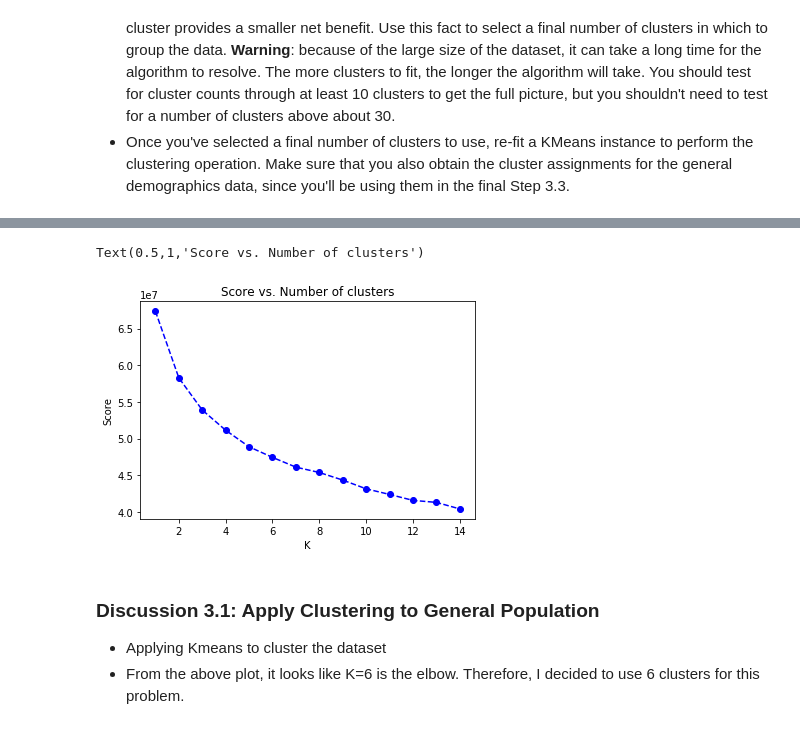
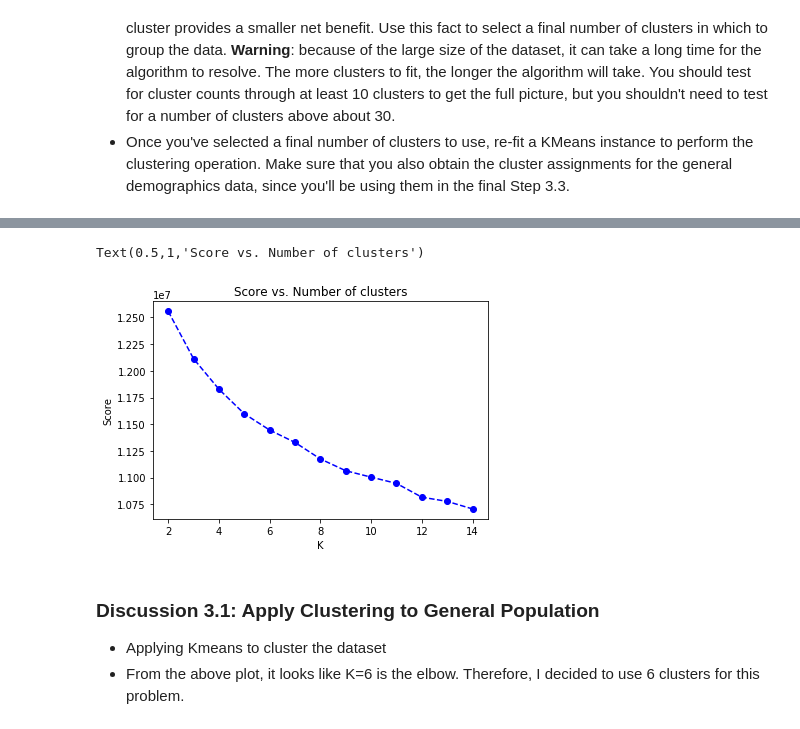
Before and after one commit to Eslam-Abdo/identify_customer_segments, a Jupyter notebook: Identify_Customer_Segments.ipynb, the cells around one changed output, grey strips where cells are left out. Drawn from its saved outputs; the diff is of its cells as text; code cells hidden in the pictures.

```diff
--- a/Identify_Customer_Segments.ipynb
+++ b/Identify_Customer_Segments.ipynb
@@ -779,9 +779,9 @@ pca_results(azdias_new_scaled_features, pca)
 # %%
 # Re-apply PCA to the data while selecting for number of components to retain.
 
-pca_25 = PCA(n_components=25)
+pca_90 = PCA(n_components=0.9)
 
-X_pca_25 = pca_25.fit_transform(azdias_new_scaled_features)
+X_pca_90 = pca_90.fit_transform(azdias_new_scaled_features)
 
-pca_25.explained_variance_ratio_.sum ()
+pca_90.explained_variance_ratio_.sum ()
 # %% [output]
@@ -946,6 +966,6 @@ def kmeans_score(data, centers):
 # compute the average within-cluster distances.
 
 scores = []
-centers = list(range(1,15))
+centers = list(range(2,15))
 for center in centers:
-    scores.append(kmeans_score(X_pca_25, center))
+    scores.append(kmeans_score(X_pca_90, center))
@@ -951,0 +976,2 @@ for center in centers:
+# %%
+sample = X_pca_90[np.random.choice(X_pca_90.shape[0], int(X_pca_90.shape[0] * 0.1), replace=False)]
@@ -951,0 +982,6 @@ for center in centers:
+# %%
+scores_1 = []
+centers = list(range(2,15))
+for center in centers:
+    scores_1.append(kmeans_score(sample, center))
+    print(len(scores_1),'.', scores_1)
@@ -952,14 +1002,14 @@ for center in centers:
 # %%
 # Investigate the change in within-cluster distance across number of clusters.
 # HINT: Use matplotlib's plot function to visualize this relationship.
 
-plt.plot(centers, scores, linestyle='--', marker='o', color='b')
+plt.plot(centers, scores_1, linestyle='--', marker='o', color='b')
 plt.xlabel('K')
 plt.ylabel('Score')
 plt.title('Score vs. Number of clusters')
 # %% [output]
 Text(0.5,1,'Score vs. Number of clusters')
-[figure, old version]
+[figure, new version]
 # %%
 # Re-fit the k-means model with the selected number of clusters and obtain
 # cluster predictions for the general population demographics data.
```
Also changed, not shown: parts of 31 cells of this notebook, 1 other file.
